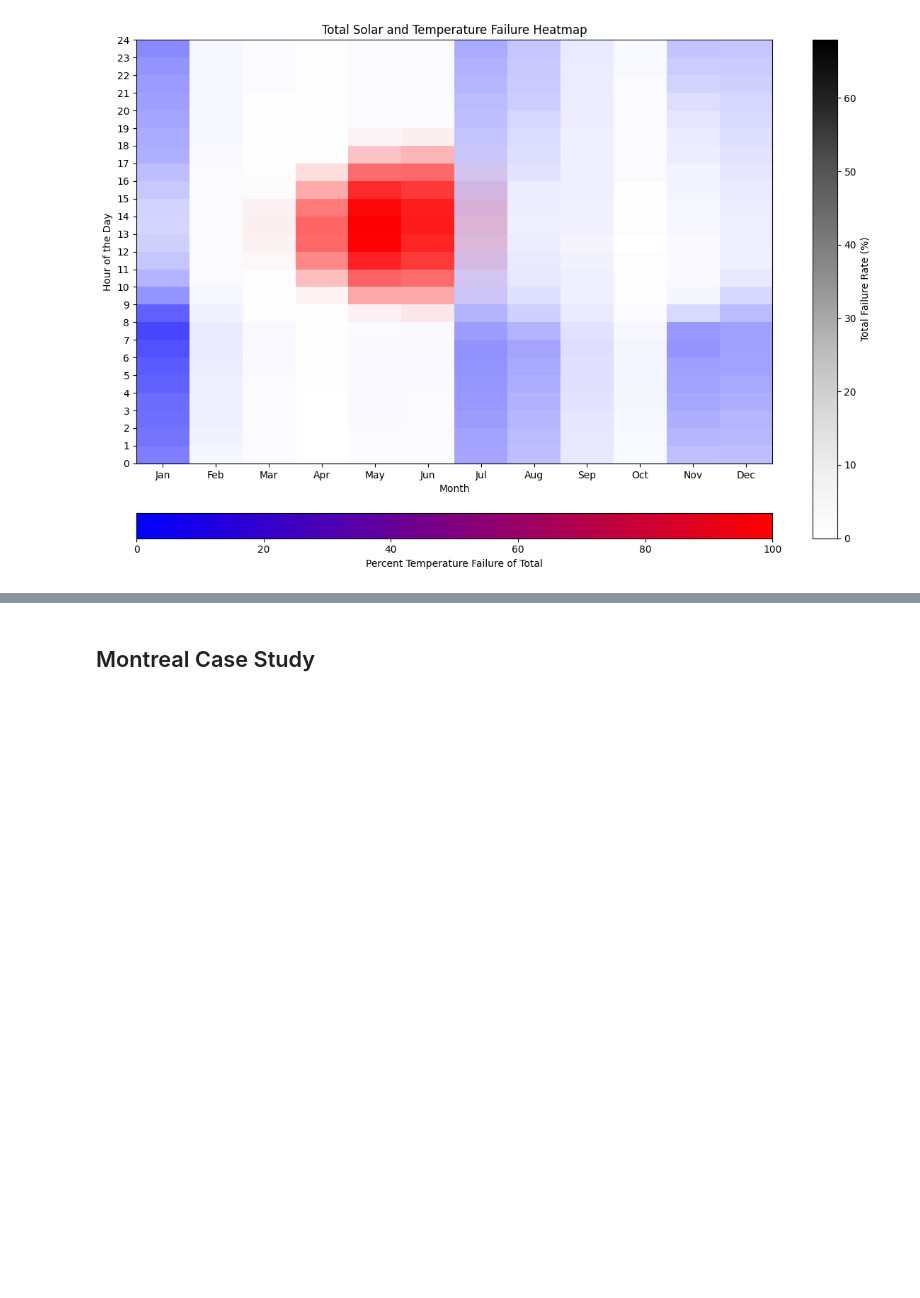
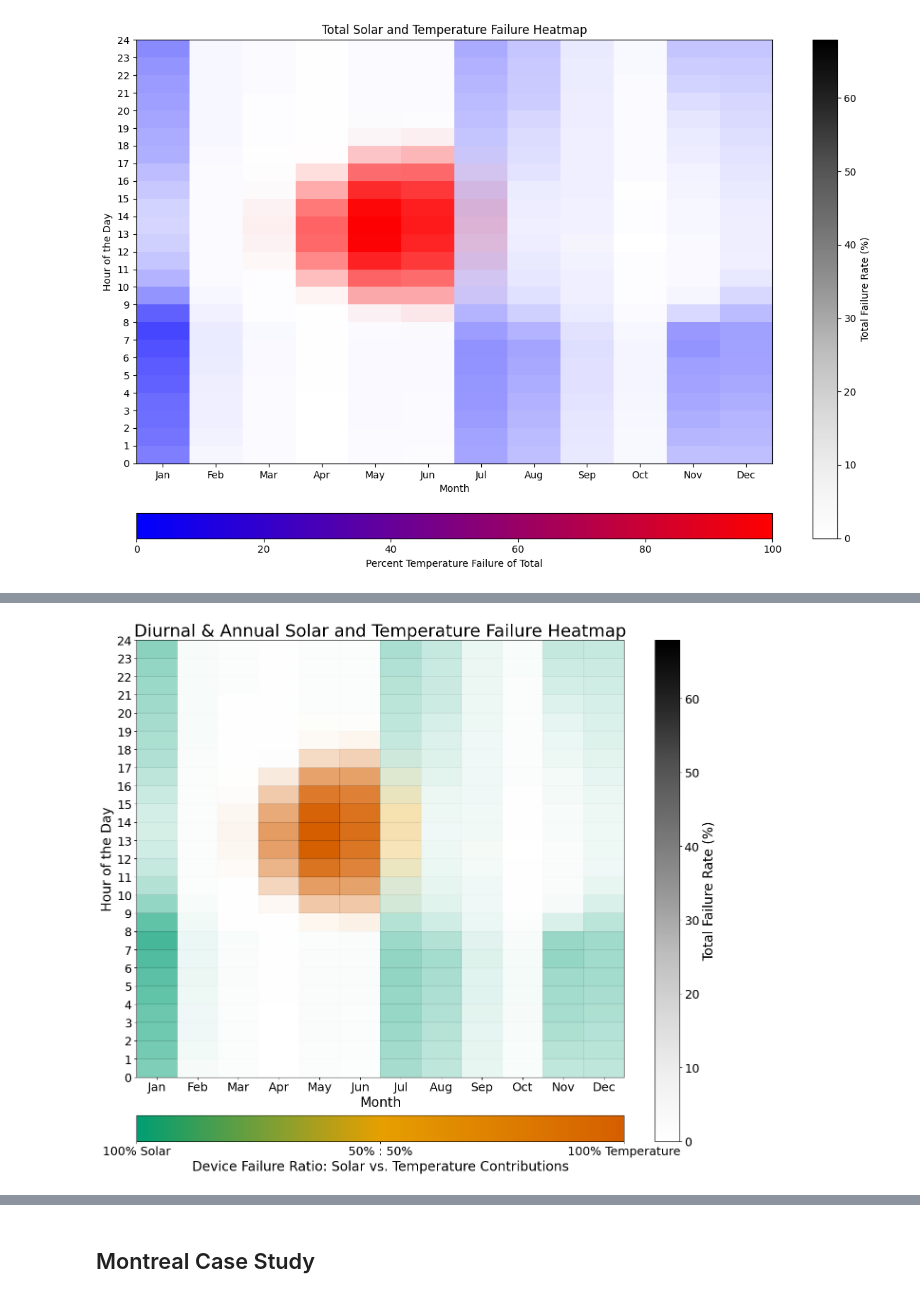
Before and after one commit to kyanshlipak/HT_monitor_model_public, a Jupyter notebook: global_modeling_figures_and_analysis.ipynb, the cells around one changed output, grey strips where cells are left out. Cells and saved outputs as stored; diff of their text form; code cells hidden in the pictures; blank space fills up the shorter version.

```diff
--- a/global_modeling_figures_and_analysis.ipynb
+++ b/global_modeling_figures_and_analysis.ipynb
@@ -1903,0 +2076,97 @@ plt.show()
+# %%
+import numpy as np
+import pandas as pd
+import matplotlib.pyplot as plt
+from matplotlib.colors import Normalize, LinearSegmentedColormap
+from mpl_toolkits.axes_grid1 import make_axes_locatable
+import colorcet as cc  # For colorblind-friendly colormaps
+import cmocean  # Additional perceptually uniform colormaps
+
+# Increase global font size
+plt.rcParams.update({'font.size': 14})
+
+def chart_combined_failure_with_intensity(solar_data, temp_data):
+    # Prepare solar failure data
+    solar_data['month'] = solar_data.index.month
+    solar_data['hour'] = solar_data.index.hour
+    solar_data['solar_failure'] = (solar_data['charges'] / 3600 <= 0.001) * 100
+
+    # Prepare temperature failure data
+    temp_data['month'] = temp_data.index.month
+    temp_data['hour'] = temp_data.index.hour
+    temp_data['temp_failure'] = (temp_data['internal'] >= 273.15 + 45) * 100
+
+    # Aggregate solar and temperature failures
+    solar_agg = solar_data.groupby(['month', 'hour']).agg({'solar_failure': 'mean'}).reset_index()
+    temp_agg = temp_data.groupby(['month', 'hour']).agg({'temp_failure': 'mean'}).reset_index()
+
+    # Merge the two datasets
+    combined = pd.merge(solar_agg, temp_agg, on=['month', 'hour'])
+    combined['total_failure'] = combined['solar_failure'] + combined['temp_failure']
+    combined['solar_ratio'] = combined['temp_failure'] / combined['total_failure'] * 100
+
+    # Pivot data for heatmaps
+    intensity_matrix = combined.pivot(index='hour', columns='month', values='total_failure')
+    ratio_matrix = combined.pivot(index='hour', columns='month', values='solar_ratio')
+
+    # Colorblind-friendly colormap (Green-Orange-Red)
+    combined_cmap = LinearSegmentedColormap.from_list('SolarTemp', ['#009E73', '#E69F00', '#D55E00'])
+
+    # Create the figure and axes
+    fig, ax = plt.subplots(figsize=(14, 12))
+    norm_intensity = Normalize(vmin=0, vmax=intensity_matrix.max().max())
+    norm_ratio = Normalize(vmin=0, vmax=100)
+
+    # Map failure rate to alpha and solar-to-temperature ratio to color
+    for hour in intensity_matrix.index:
+        for month in intensity_matrix.columns:
+            intensity = intensity_matrix.loc[hour, month]
+            ratio = ratio_matrix.loc[hour, month]
+            color = combined_cmap(norm_ratio(ratio))  # Determine color by ratio
+            alpha = norm_intensity(intensity)        # Determine transparency by failure rate
+
+            # Add rectangle for each cell
+            rect = plt.Rectangle(
+                (month - 1, hour), 1, 1,
+                facecolor=color, alpha=alpha, edgecolor='black', lw=0.2  # Gridlines for contrast
+            )
+            ax.add_patch(rect)
+
+    # Customize the plot
+    ax.set_xlim(0, 12)
+    ax.set_yticks(range(25))
+    ax.set_yticklabels(range(25), fontsize=18)
+    ax.invert_yaxis()
+    ax.set_title('Diurnal & Annual Solar and Temperature Failure Heatmap', fontsize=26)
+    ax.set_xlabel('Month', fontsize=20)
+    ax.set_ylabel('Hour of the Day', fontsize=20)
+    ax.set_xticks(np.arange(0.5, 12, 1))
+    ax.set_xticklabels(['Jan', 'Feb', 'Mar', 'Apr', 'May', 'Jun',
+                        'Jul', 'Aug', 'Sep', 'Oct', 'Nov', 'Dec'], fontsize=18)
+    ax.invert_yaxis()
+
+    # Colorbar for ratio
+    divider = make_axes_locatable(ax)
+    cax_ratio = divider.append_axes("bottom", size="6%", pad=0.8)
+    sm_ratio = plt.cm.ScalarMappable(cmap=combined_cmap, norm=norm_ratio)
+    sm_ratio.set_array([])
+
+    cbar_ratio = plt.colorbar(sm_ratio, cax=cax_ratio, orientation='horizontal', ticks=[0, 50, 100])
+    cbar_ratio.set_label('Device Failure Ratio: Solar vs. Temperature Contributions', fontsize=20)
+    cbar_ratio.ax.set_xticklabels(["100% Solar", "50% : 50%", "100% Temperature"], fontsize=18)
+
+    # Colorbar for intensity (Colorblind-friendly perceptual colormap)
+    sm_intensity = plt.cm.ScalarMappable(cmap="Greys", norm=norm_intensity)
+    sm_intensity.set_array([])
+    cbar_intensity = fig.colorbar(sm_intensity, ax=ax, orientation='vertical')
+    cbar_intensity.set_label('Total Failure Rate (%)', fontsize=20)
+    cbar_intensity.ax.tick_params(labelsize=18)
+
+    plt.tight_layout()
+    return fig, intensity_matrix
+
+# Usage
+fig, intensity_matrix = chart_combined_failure_with_intensity(solar_data, temp_data)
+plt.show()
+# %% [output]
+[figure, added]
```
Also changed, not shown: parts of 22 cells of this notebook, 2 other files.
